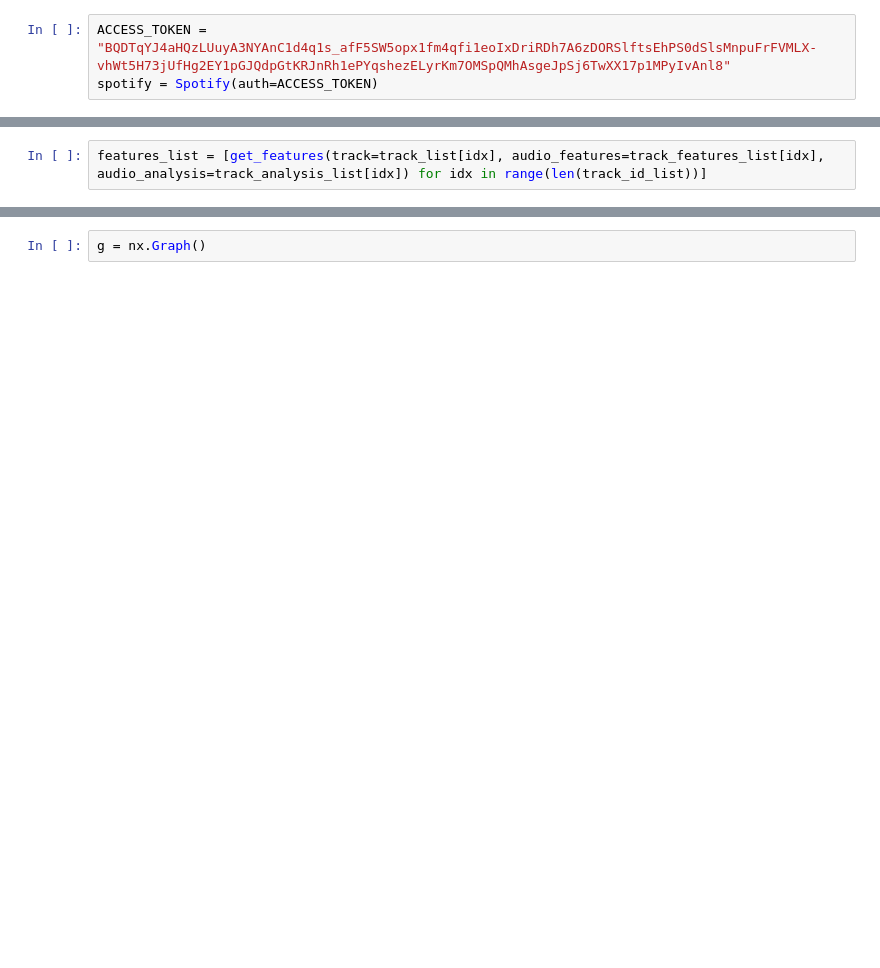
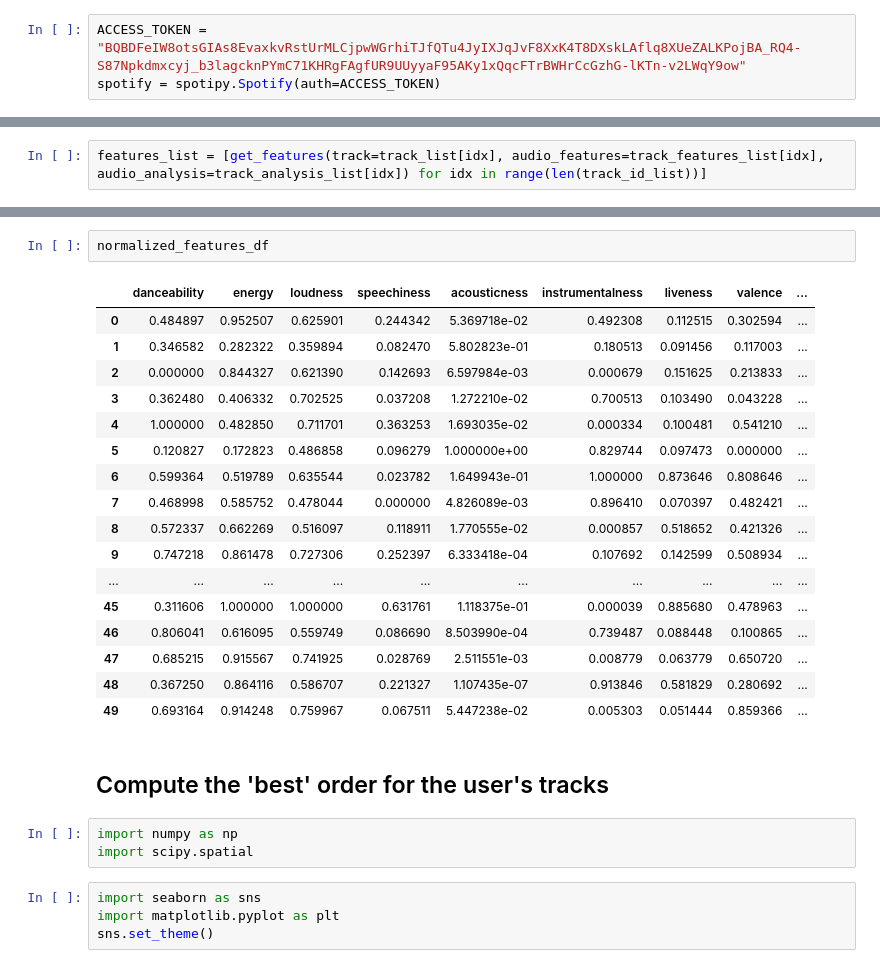
Before and after one commit to tasercake/smoothify, a Jupyter notebook: smoothify/notebooks/Smoothest path.ipynb, the cells around one changed output, grey strips where cells are left out. Drawn from its saved outputs; the diff is of its cells as text; blank space fills up the shorter version.

```diff
--- a/smoothify/notebooks/Smoothest path.ipynb
+++ b/smoothify/notebooks/Smoothest path.ipynb
@@ -16,3 +12,3 @@ import matplotlib.pyplot as plt
 # %%
-ACCESS_TOKEN = "BQDTqYJ4aHQzLUuyA3NYAnC1d4q1s_afF5SW5opx1fm4qfi1eoIxDriRDh7A6zDORSlftsEhPS0dSlsMnpuFrFVMLX-vhWt5H73jUfHg2EY1pGJQdpGtKRJnRh1ePYqshezELyrKm7OMSpQMhAsgeJpSj6TwXX17p1MPyIvAnl8"
-spotify = Spotify(auth=ACCESS_TOKEN)
+ACCESS_TOKEN = "BQBDFeIW8otsGIAs8EvaxkvRstUrMLCjpwWGrhiTJfQTu4JyIXJqJvF8XxK4T8DXskLAflq8XUeZALKPojBA_RQ4-S87Npkdmxcyj_b3lagcknPYmC71KHRgFAgfUR9UUyyaF95AKy1xQqcFTrBWHrCcGzhG-lKTn-v2LWqY9ow"
+spotify = spotipy.Spotify(auth=ACCESS_TOKEN)
@@ -69,2 +73,29 @@ Loading BokehJS ...
-# %%
-g = nx.Graph()
+# %%
+normalized_features_df
+# %% [output]
+|  | danceability | energy | loudness | speechiness | acousticness | instrumentalness | liveness | valence | ... |
+| 0 | 0.484897 | 0.952507 | 0.625901 | 0.244342 | 5.369718e-02 | 0.492308 | 0.112515 | 0.302594 | ... |
+| 1 | 0.346582 | 0.282322 | 0.359894 | 0.082470 | 5.802823e-01 | 0.180513 | 0.091456 | 0.117003 | ... |
+| 2 | 0.000000 | 0.844327 | 0.621390 | 0.142693 | 6.597984e-03 | 0.000679 | 0.151625 | 0.213833 | ... |
+| 3 | 0.362480 | 0.406332 | 0.702525 | 0.037208 | 1.272210e-02 | 0.700513 | 0.103490 | 0.043228 | ... |
+| 4 | 1.000000 | 0.482850 | 0.711701 | 0.363253 | 1.693035e-02 | 0.000334 | 0.100481 | 0.541210 | ... |
+| 5 | 0.120827 | 0.172823 | 0.486858 | 0.096279 | 1.000000e+00 | 0.829744 | 0.097473 | 0.000000 | ... |
+| 6 | 0.599364 | 0.519789 | 0.635544 | 0.023782 | 1.649943e-01 | 1.000000 | 0.873646 | 0.808646 | ... |
+| 7 | 0.468998 | 0.585752 | 0.478044 | 0.000000 | 4.826089e-03 | 0.896410 | 0.070397 | 0.482421 | ... |
+| 8 | 0.572337 | 0.662269 | 0.516097 | 0.118911 | 1.770555e-02 | 0.000857 | 0.518652 | 0.421326 | ... |
+| 9 | 0.747218 | 0.861478 | 0.727306 | 0.252397 | 6.333418e-04 | 0.107692 | 0.142599 | 0.508934 | ... |
+| ... | ... | ... | ... | ... | ... | ... | ... | ... | ... |
+| 45 | 0.311606 | 1.000000 | 1.000000 | 0.631761 | 1.118375e-01 | 0.000039 | 0.885680 | 0.478963 | ... |
+| 46 | 0.806041 | 0.616095 | 0.559749 | 0.086690 | 8.503990e-04 | 0.739487 | 0.088448 | 0.100865 | ... |
+| 47 | 0.685215 | 0.915567 | 0.741925 | 0.028769 | 2.511551e-03 | 0.008779 | 0.063779 | 0.650720 | ... |
+| 48 | 0.367250 | 0.864116 | 0.586707 | 0.221327 | 1.107435e-07 | 0.913846 | 0.581829 | 0.280692 | ... |
+| 49 | 0.693164 | 0.914248 | 0.759967 | 0.067511 | 5.447238e-02 | 0.005303 | 0.051444 | 0.859366 | ... |
+# %% [markdown]
+## Compute the 'best' order for the user's tracks
+# %%
+import numpy as np
+import scipy.spatial
+# %%
+import seaborn as sns
+import matplotlib.pyplot as plt
+sns.set_theme()
```
Also changed, not shown: parts of 23 cells of this notebook, 1 other file.
